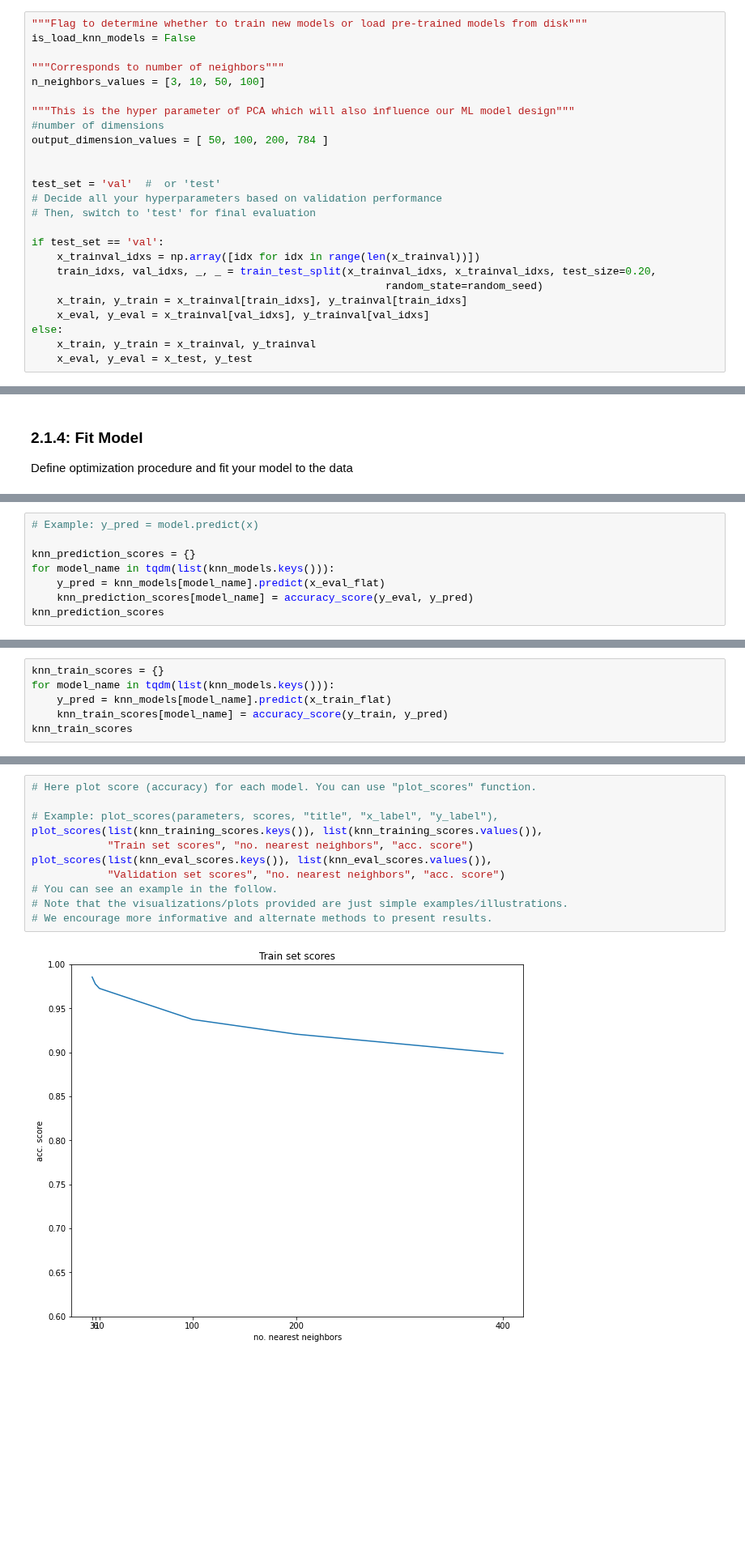
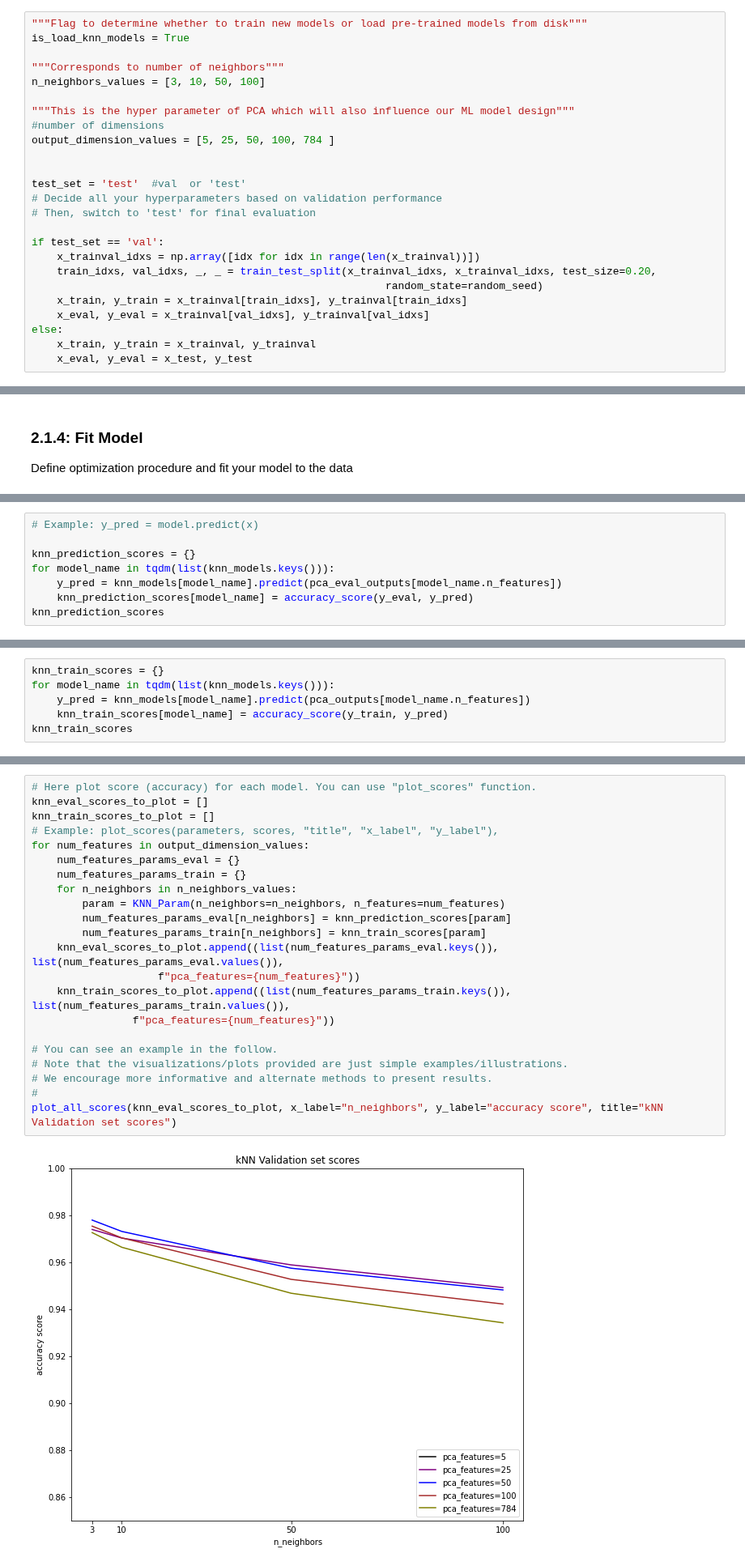
Before and after one commit to shahrukhx01/adversarial-ml-101, a Jupyter notebook: assignment1/shahrukh/2021_10_29_Task_01.ipynb.ipynb, the cells around one changed output, grey strips where cells are left out. Shown at 81% size. Cells and saved outputs as stored; diff of their text form; blank space fills up the shorter version.

Commit message:
complete  knn and rf analysis and scores

```diff
--- a/assignment1/shahrukh/2021_10_29_Task_01.ipynb.ipynb
+++ b/assignment1/shahrukh/2021_10_29_Task_01.ipynb.ipynb
@@ -384,17 +393,17 @@ Each model needs to be structured like so:
 Define hyper-parameters for your model here
 # %%
 """Flag to determine whether to train new models or load pre-trained models from disk"""
-is_load_knn_models = False
+is_load_knn_models = True
 
 """Corresponds to number of neighbors"""
 n_neighbors_values = [3, 10, 50, 100]
 
 """This is the hyper parameter of PCA which will also influence our ML model design"""
 #number of dimensions
-output_dimension_values = [ 50, 100, 200, 784 ]
+output_dimension_values = [5, 25, 50, 100, 784 ]
 
 
-test_set = 'val'  #  or 'test'
+test_set = 'test'  #val  or 'test'
 # Decide all your hyperparameters based on validation performance
 # Then, switch to 'test' for final evaluation
 
@@ -495,6 +505,6 @@ Evaluate your model.
 
 knn_prediction_scores = {}
 for model_name in tqdm(list(knn_models.keys())):
-    y_pred = knn_models[model_name].predict(x_eval_flat)
+    y_pred = knn_models[model_name].predict(pca_eval_outputs[model_name.n_features])
     knn_prediction_scores[model_name] = accuracy_score(y_eval, y_pred)
 knn_prediction_scores
@@ -501,6 +532,6 @@ knn_prediction_scores
 # %%
 knn_train_scores = {}
 for model_name in tqdm(list(knn_models.keys())):
-    y_pred = knn_models[model_name].predict(x_train_flat)
+    y_pred = knn_models[model_name].predict(pca_outputs[model_name.n_features])
     knn_train_scores[model_name] = accuracy_score(y_train, y_pred)
 knn_train_scores
@@ -511,13 +559,24 @@ knn_eval_scores
 # %%
 # Here plot score (accuracy) for each model. You can use "plot_scores" function.
+knn_eval_scores_to_plot = []
+knn_train_scores_to_plot = []
+# Example: plot_scores(parameters, scores, "title", "x_label", "y_label"),
+for num_features in output_dimension_values:
+    num_features_params_eval = {}
+    num_features_params_train = {}
+    for n_neighbors in n_neighbors_values:
+        param = KNN_Param(n_neighbors=n_neighbors, n_features=num_features)
+        num_features_params_eval[n_neighbors] = knn_prediction_scores[param]
+        num_features_params_train[n_neighbors] = knn_train_scores[param]
+    knn_eval_scores_to_plot.append((list(num_features_params_eval.keys()), list(num_features_params_eval.values()),
+                    f"pca_features={num_features}"))
+    knn_train_scores_to_plot.append((list(num_features_params_train.keys()), list(num_features_params_train.values()),
+                f"pca_features={num_features}"))
 
-# Example: plot_scores(parameters, scores, "title", "x_label", "y_label"),
-plot_scores(list(knn_training_scores.keys()), list(knn_training_scores.values()),
-            "Train set scores", "no. nearest neighbors", "acc. score")
-plot_scores(list(knn_eval_scores.keys()), list(knn_eval_scores.values()),
-            "Validation set scores", "no. nearest neighbors", "acc. score")
 # You can see an example in the follow.
 # Note that the visualizations/plots provided are just simple examples/illustrations.
 # We encourage more informative and alternate methods to present results.
+#
+plot_all_scores(knn_eval_scores_to_plot, x_label="n_neighbors", y_label="accuracy score", title="kNN Validation set scores")
 # %% [output]
-[figure, old version]
+[figure, new version]
```
Also changed, not shown: parts of 24 cells of this notebook.
